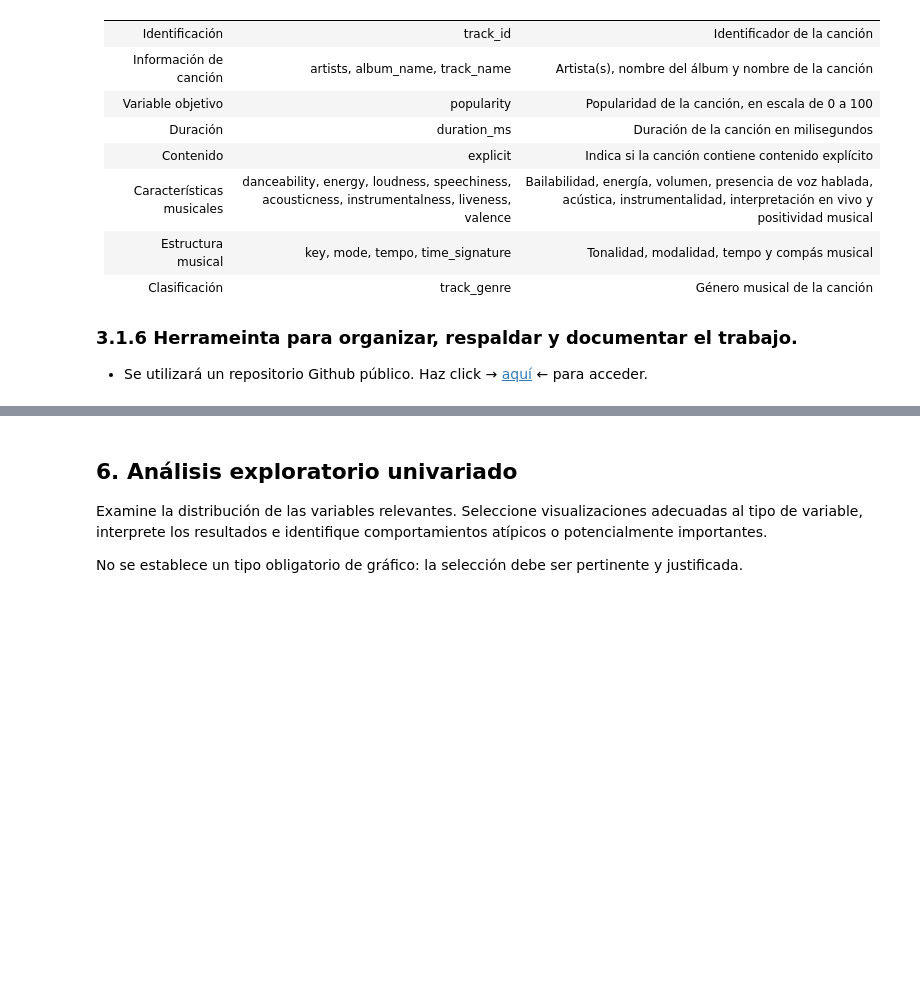
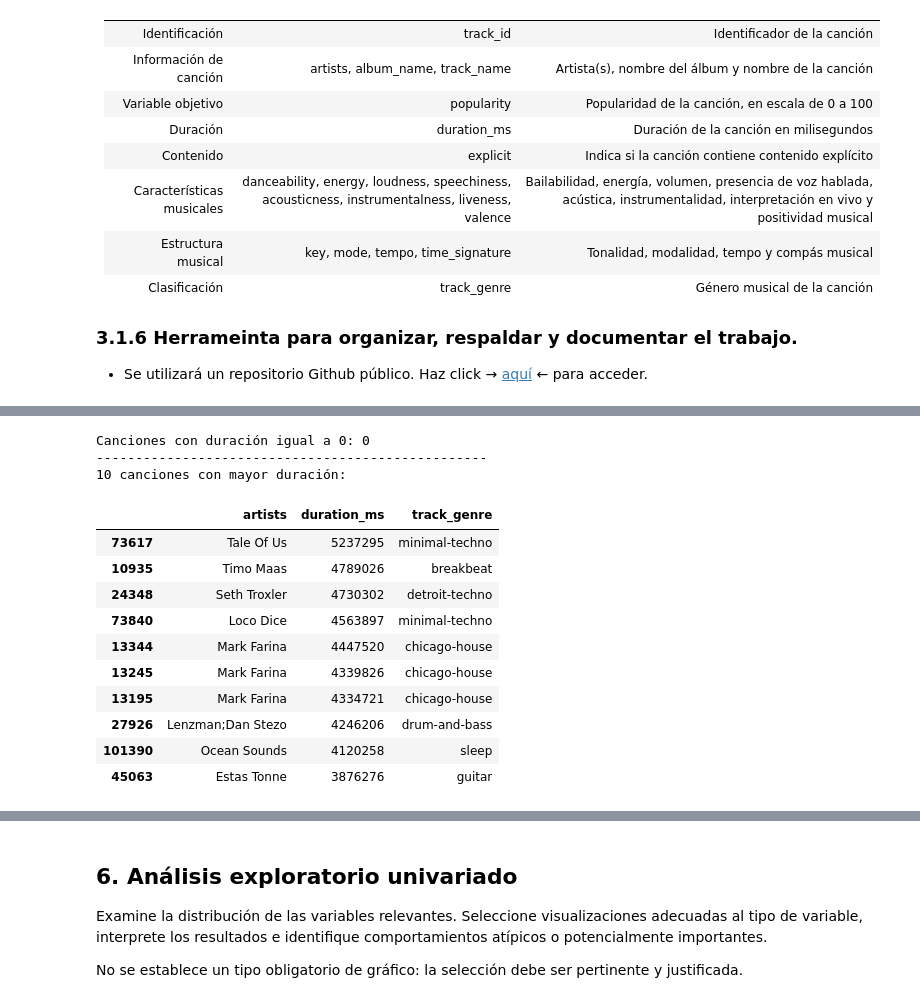
Before and after one commit to francisconimarvin/MLY1101_001V_EV1_CC_FrancisconiMarvin, a Jupyter notebook: MLY1101_001V_EV1_CC_MarvinFrancisconi.ipynb, the cells around one changed output, grey strips where cells are left out. Cells and saved outputs as stored; diff of their text form; code cells hidden in the pictures; blank space fills up the shorter version.

```diff
--- a/MLY1101_001V_EV1_CC_MarvinFrancisconi.ipynb
+++ b/MLY1101_001V_EV1_CC_MarvinFrancisconi.ipynb
@@ -133,0 +242,24 @@ No es obligatorio encontrar problemas en todas las categorías. Si un problema n
+# %%
+# Revisar duraciones iguales a 0
+print(f"Canciones con duración igual a 0: {(df['duration_ms'] == 0).sum()}")
+
+print(50*"-")
+
+# Revisar las canciones con mayor duración
+print("10 canciones con mayor duración:\n")
+df.nlargest(10, "duration_ms")[["duration_ms", "track_genre"]]
+# %% [output]
+Canciones con duración igual a 0: 0
+--------------------------------------------------
+10 canciones con mayor duración:
+|  | artists | duration_ms | track_genre |
+| 73617 | Tale Of Us | 5237295 | minimal-techno |
+| 10935 | Timo Maas | 4789026 | breakbeat |
+| 24348 | Seth Troxler | 4730302 | detroit-techno |
+| 73840 | Loco Dice | 4563897 | minimal-techno |
+| 13344 | Mark Farina | 4447520 | chicago-house |
+| 13245 | Mark Farina | 4339826 | chicago-house |
+| 13195 | Mark Farina | 4334721 | chicago-house |
+| 27926 | Lenzman;Dan Stezo | 4246206 | drum-and-bass |
+| 101390 | Ocean Sounds | 4120258 | sleep |
+| 45063 | Estas Tonne | 3876276 | guitar |
```
Also changed, not shown: parts of 18 cells of this notebook.
